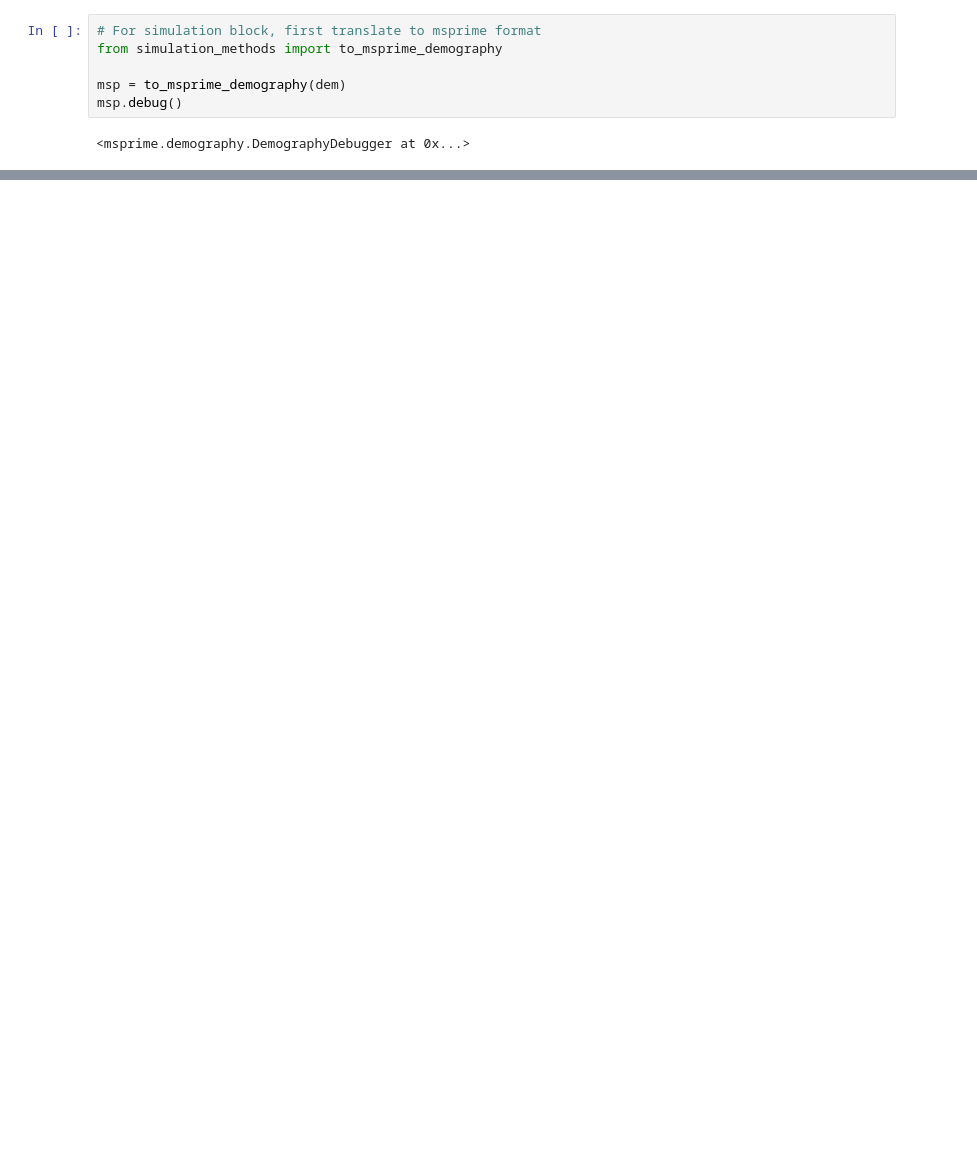
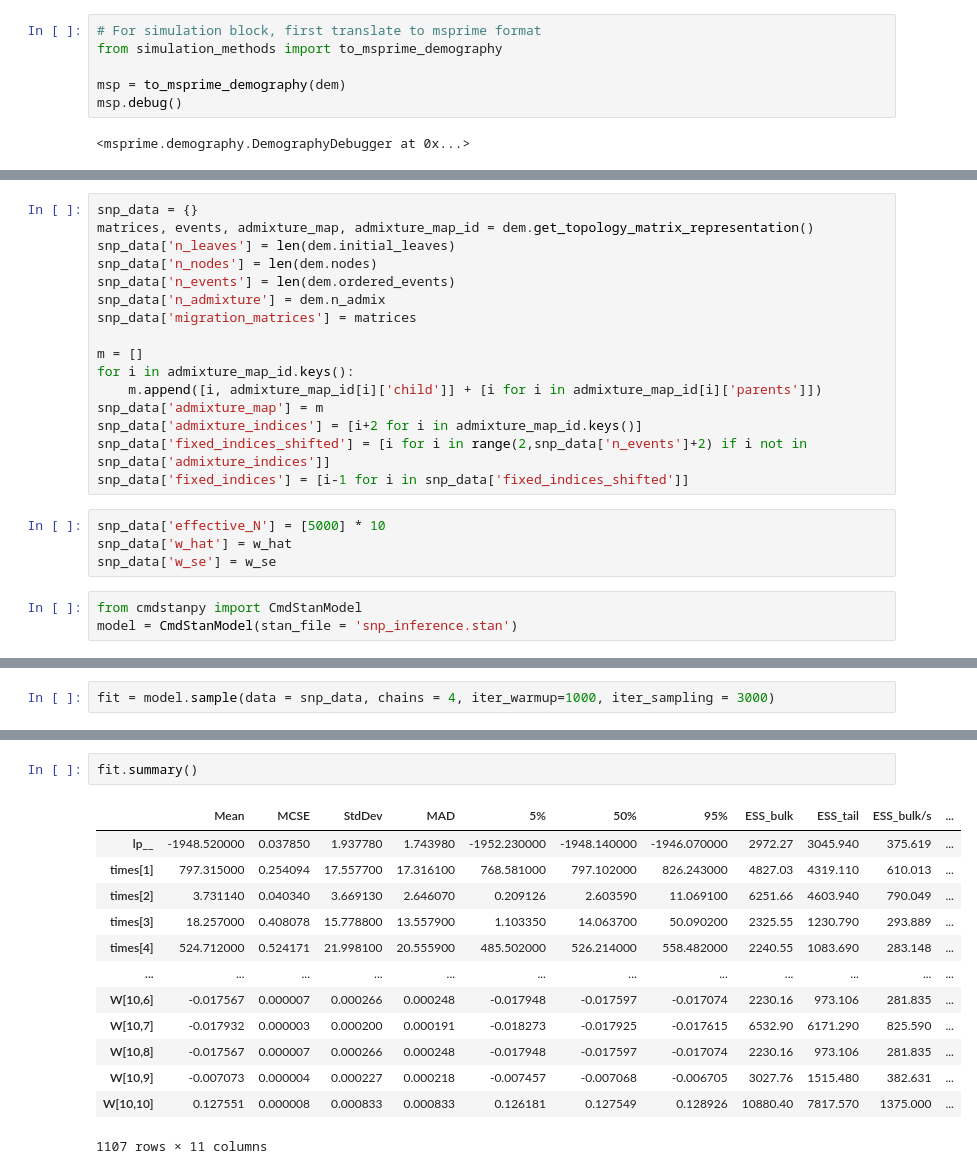
Before and after one commit to QiiiiiC/admix_stan, a Jupyter notebook: new_pipeline/example_usage.ipynb, the cells around one changed output, grey strips where cells are left out. Cells and saved outputs as stored; diff of their text form; blank space fills up the shorter version.

Commit message:
snp_inference_framework

```diff
--- a/new_pipeline/example_usage.ipynb
+++ b/new_pipeline/example_usage.ipynb
@@ -111,0 +84,23 @@ array([[0.00280523, 0.00220523, 0.00253981, 0.0028037 ],
+# %%
+snp_data = {}
+matrices, events, admixture_map, admixture_map_id = dem.get_topology_matrix_representation()
+snp_data['n_leaves'] = len(dem.initial_leaves)
+snp_data['n_nodes'] = len(dem.nodes)
+snp_data['n_events'] = len(dem.ordered_events)
+snp_data['n_admixture'] = dem.n_admix
+snp_data['migration_matrices'] = matrices
+
+m = []
+for i in admixture_map_id.keys():
+    m.append([i, admixture_map_id[i]['child']] + [i for i in admixture_map_id[i]['parents']])
+snp_data['admixture_map'] = m
+snp_data['admixture_indices'] = [i+2 for i in admixture_map_id.keys()]
+snp_data['fixed_indices_shifted'] = [i for i in range(2,snp_data['n_events']+2) if i not in snp_data['admixture_indices']]
+snp_data['fixed_indices'] = [i-1 for i in snp_data['fixed_indices_shifted']]
+# %%
+snp_data['effective_N'] = [5000] * 10
+snp_data['w_hat'] = w_hat
+snp_data['w_se'] = w_se
+# %%
+from cmdstanpy import CmdStanModel
+model = CmdStanModel(stan_file = 'snp_inference.stan')
@@ -111,0 +110,2 @@ array([[0.00280523, 0.00220523, 0.00253981, 0.0028037 ],
+# %%
+fit = model.sample(data = snp_data, chains = 4, iter_warmup=1000, iter_sampling = 3000)
@@ -111,0 +126,16 @@ array([[0.00280523, 0.00220523, 0.00253981, 0.0028037 ],
+# %%
+fit.summary()
+# %% [output]
+|  | Mean | MCSE | StdDev | MAD | 5% | 50% | 95% | ESS_bulk | ESS_tail | ESS_bulk/s | ... |
+| lp__ | -1948.520000 | 0.037850 | 1.937780 | 1.743980 | -1952.230000 | -1948.140000 | -1946.070000 | 2972.27 | 3045.940 | 375.619 | ... |
+| times[1] | 797.315000 | 0.254094 | 17.557700 | 17.316100 | 768.581000 | 797.102000 | 826.243000 | 4827.03 | 4319.110 | 610.013 | ... |
+| times[2] | 3.731140 | 0.040340 | 3.669130 | 2.646070 | 0.209126 | 2.603590 | 11.069100 | 6251.66 | 4603.940 | 790.049 | ... |
+| times[3] | 18.257000 | 0.408078 | 15.778800 | 13.557900 | 1.103350 | 14.063700 | 50.090200 | 2325.55 | 1230.790 | 293.889 | ... |
+| times[4] | 524.712000 | 0.524171 | 21.998100 | 20.555900 | 485.502000 | 526.214000 | 558.482000 | 2240.55 | 1083.690 | 283.148 | ... |
+| ... | ... | ... | ... | ... | ... | ... | ... | ... | ... | ... | ... |
+| W[10,6] | -0.017567 | 0.000007 | 0.000266 | 0.000248 | -0.017948 | -0.017597 | -0.017074 | 2230.16 | 973.106 | 281.835 | ... |
+| W[10,7] | -0.017932 | 0.000003 | 0.000200 | 0.000191 | -0.018273 | -0.017925 | -0.017615 | 6532.90 | 6171.290 | 825.590 | ... |
+| W[10,8] | -0.017567 | 0.000007 | 0.000266 | 0.000248 | -0.017948 | -0.017597 | -0.017074 | 2230.16 | 973.106 | 281.835 | ... |
+| W[10,9] | -0.007073 | 0.000004 | 0.000227 | 0.000218 | -0.007457 | -0.007068 | -0.006705 | 3027.76 | 1515.480 | 382.631 | ... |
+| W[10,10] | 0.127551 | 0.000008 | 0.000833 | 0.000833 | 0.126181 | 0.127549 | 0.128926 | 10880.40 | 7817.570 | 1375.000 | ... |
+1107 rows × 11 columns
```
Also changed, not shown: parts of 10 cells of this notebook, 10 other files.
